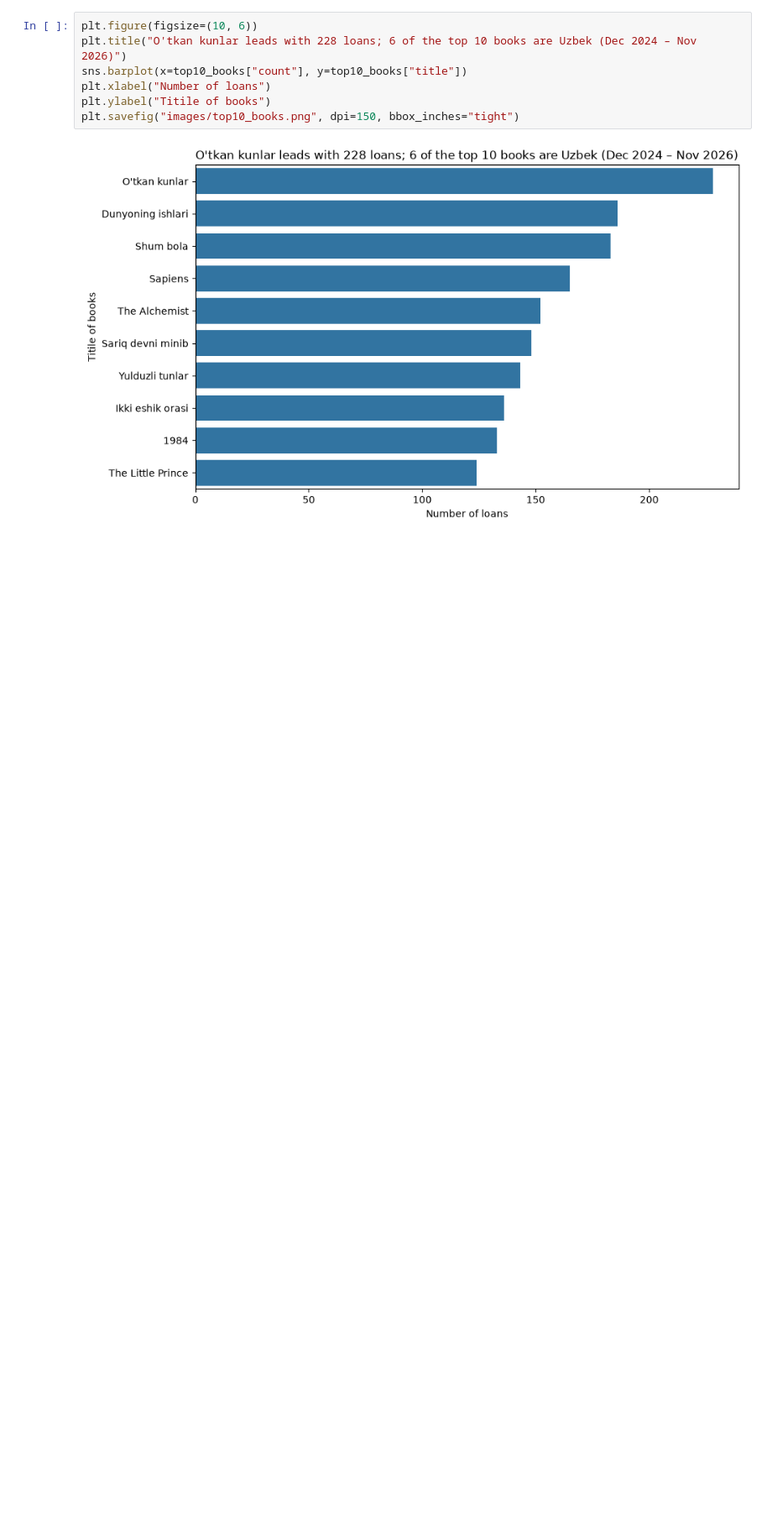
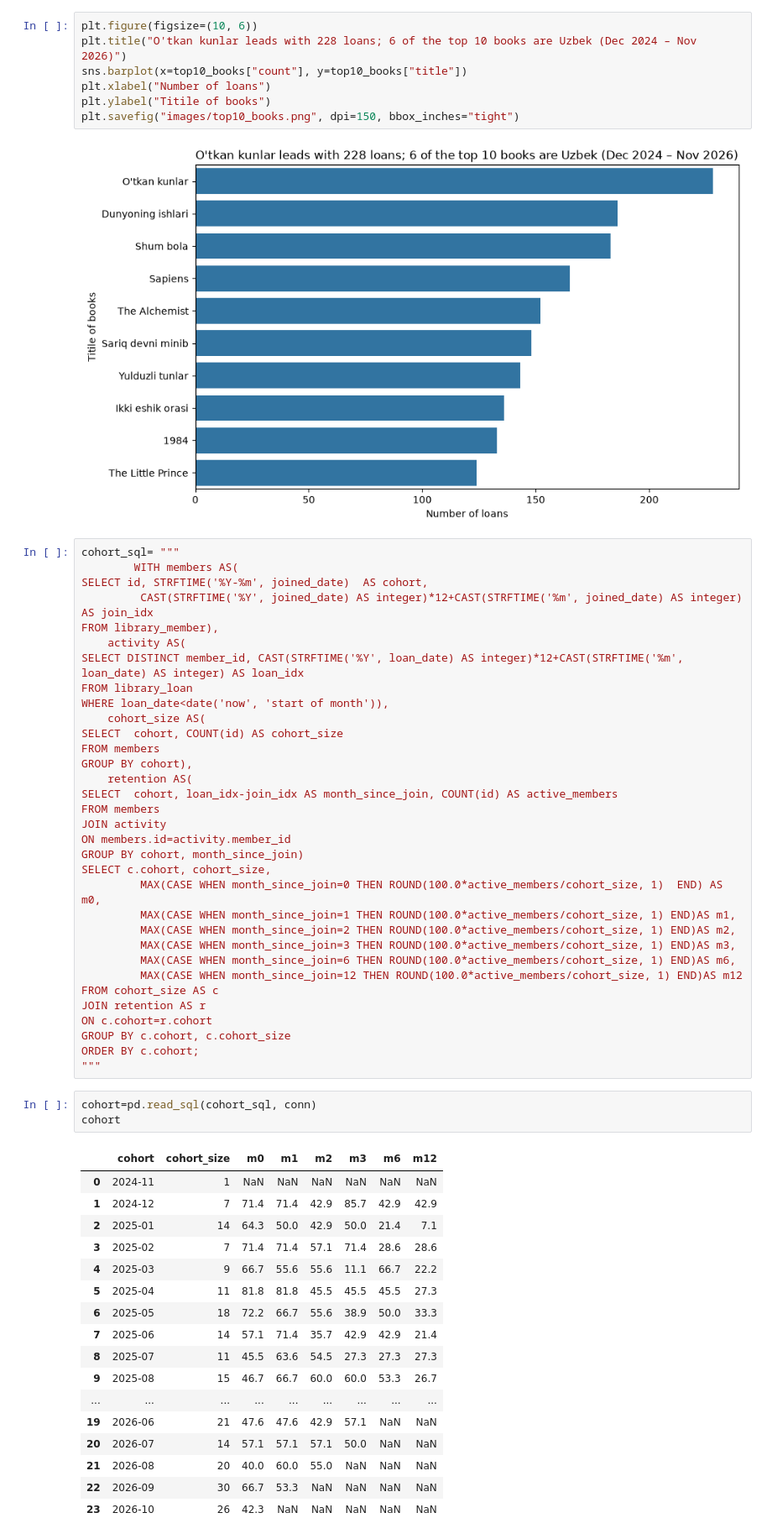
Before and after one commit to sattarovanilufar/kutubxona-library-analytics, a Jupyter notebook: 05_python_analysis/kutubxona_analysis.ipynb, the cells around one changed output. Shown at 84% size. Saved outputs shown, nothing was run; the diff lists cells and outputs as text; blank space fills up the shorter version.

```diff
--- a/05_python_analysis/kutubxona_analysis.ipynb
+++ b/05_python_analysis/kutubxona_analysis.ipynb
@@ -145,3 +145,57 @@ plt.ylabel("Titile of books")
 plt.savefig("images/top10_books.png", dpi=150, bbox_inches="tight")
 # %% [output]
 [figure]
+# %%
+cohort_sql= """
+        WITH members AS(
+SELECT id, STRFTIME('%Y-%m', joined_date)  AS cohort,
+		 CAST(STRFTIME('%Y', joined_date) AS integer)*12+CAST(STRFTIME('%m', joined_date) AS integer) AS join_idx
+FROM library_member),
+	activity AS(
+SELECT DISTINCT member_id, CAST(STRFTIME('%Y', loan_date) AS integer)*12+CAST(STRFTIME('%m', loan_date) AS integer) AS loan_idx
+FROM library_loan
+WHERE loan_date<date('now', 'start of month')),
+	cohort_size AS(
+SELECT  cohort, COUNT(id) AS cohort_size
+FROM members
+GROUP BY cohort),
+	retention AS(
+SELECT  cohort, loan_idx-join_idx AS month_since_join, COUNT(id) AS active_members
+FROM members
+JOIN activity
+ON members.id=activity.member_id
+GROUP BY cohort, month_since_join)
+SELECT c.cohort, cohort_size,
+		 MAX(CASE WHEN month_since_join=0 THEN ROUND(100.0*active_members/cohort_size, 1)  END) AS m0,
+		 MAX(CASE WHEN month_since_join=1 THEN ROUND(100.0*active_members/cohort_size, 1) END)AS m1,
+		 MAX(CASE WHEN month_since_join=2 THEN ROUND(100.0*active_members/cohort_size, 1) END)AS m2,
+		 MAX(CASE WHEN month_since_join=3 THEN ROUND(100.0*active_members/cohort_size, 1) END)AS m3,
+		 MAX(CASE WHEN month_since_join=6 THEN ROUND(100.0*active_members/cohort_size, 1) END)AS m6,
+		 MAX(CASE WHEN month_since_join=12 THEN ROUND(100.0*active_members/cohort_size, 1) END)AS m12
+FROM cohort_size AS c
+JOIN retention AS r
+ON c.cohort=r.cohort
+GROUP BY c.cohort, c.cohort_size
+ORDER BY c.cohort;
+"""
+# %%
+cohort=pd.read_sql(cohort_sql, conn)
+cohort
+# %% [output]
+|  | cohort | cohort_size | m0 | m1 | m2 | m3 | m6 | m12 |
+| 0 | 2024-11 | 1 | NaN | NaN | NaN | NaN | NaN | NaN |
+| 1 | 2024-12 | 7 | 71.4 | 71.4 | 42.9 | 85.7 | 42.9 | 42.9 |
+| 2 | 2025-01 | 14 | 64.3 | 50.0 | 42.9 | 50.0 | 21.4 | 7.1 |
+| 3 | 2025-02 | 7 | 71.4 | 71.4 | 57.1 | 71.4 | 28.6 | 28.6 |
+| 4 | 2025-03 | 9 | 66.7 | 55.6 | 55.6 | 11.1 | 66.7 | 22.2 |
+| 5 | 2025-04 | 11 | 81.8 | 81.8 | 45.5 | 45.5 | 45.5 | 27.3 |
+| 6 | 2025-05 | 18 | 72.2 | 66.7 | 55.6 | 38.9 | 50.0 | 33.3 |
+| 7 | 2025-06 | 14 | 57.1 | 71.4 | 35.7 | 42.9 | 42.9 | 21.4 |
+| 8 | 2025-07 | 11 | 45.5 | 63.6 | 54.5 | 27.3 | 27.3 | 27.3 |
+| 9 | 2025-08 | 15 | 46.7 | 66.7 | 60.0 | 60.0 | 53.3 | 26.7 |
+| ... | ... | ... | ... | ... | ... | ... | ... | ... |
+| 19 | 2026-06 | 21 | 47.6 | 47.6 | 42.9 | 57.1 | NaN | NaN |
+| 20 | 2026-07 | 14 | 57.1 | 57.1 | 57.1 | 50.0 | NaN | NaN |
+| 21 | 2026-08 | 20 | 40.0 | 60.0 | 55.0 | NaN | NaN | NaN |
+| 22 | 2026-09 | 30 | 66.7 | 53.3 | NaN | NaN | NaN | NaN |
+| 23 | 2026-10 | 26 | 42.3 | NaN | NaN | NaN | NaN | NaN |
```
Also changed, not shown: parts of 3 cells of this notebook, 1 other file.
